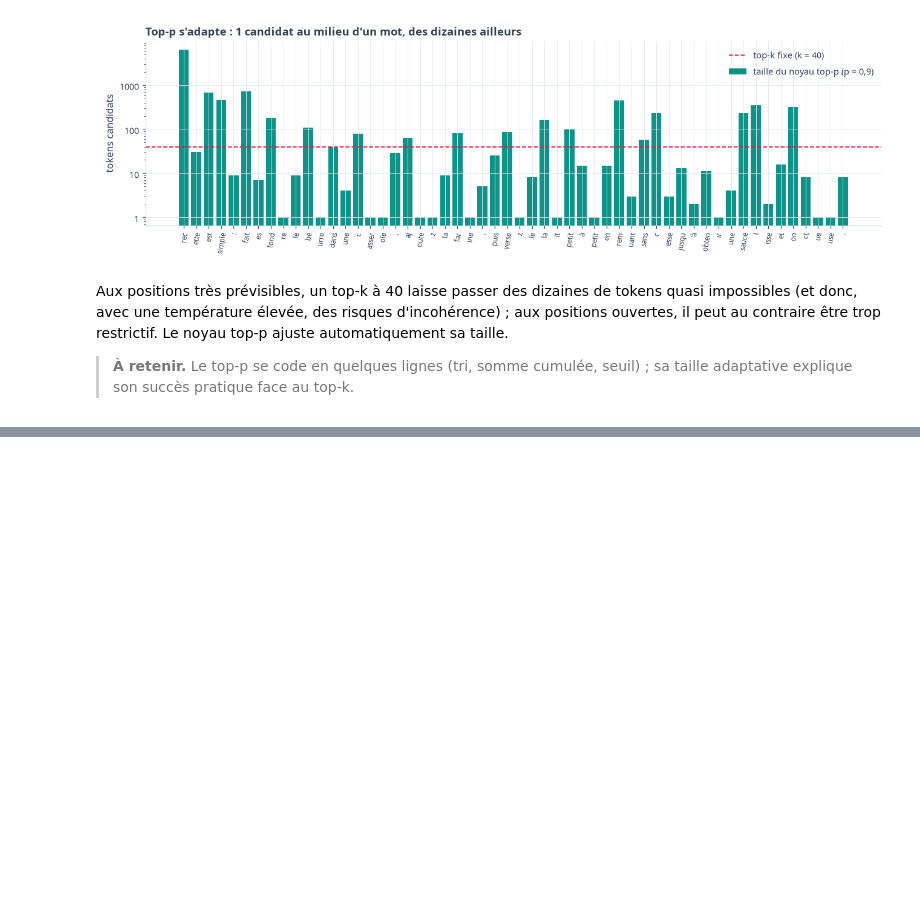
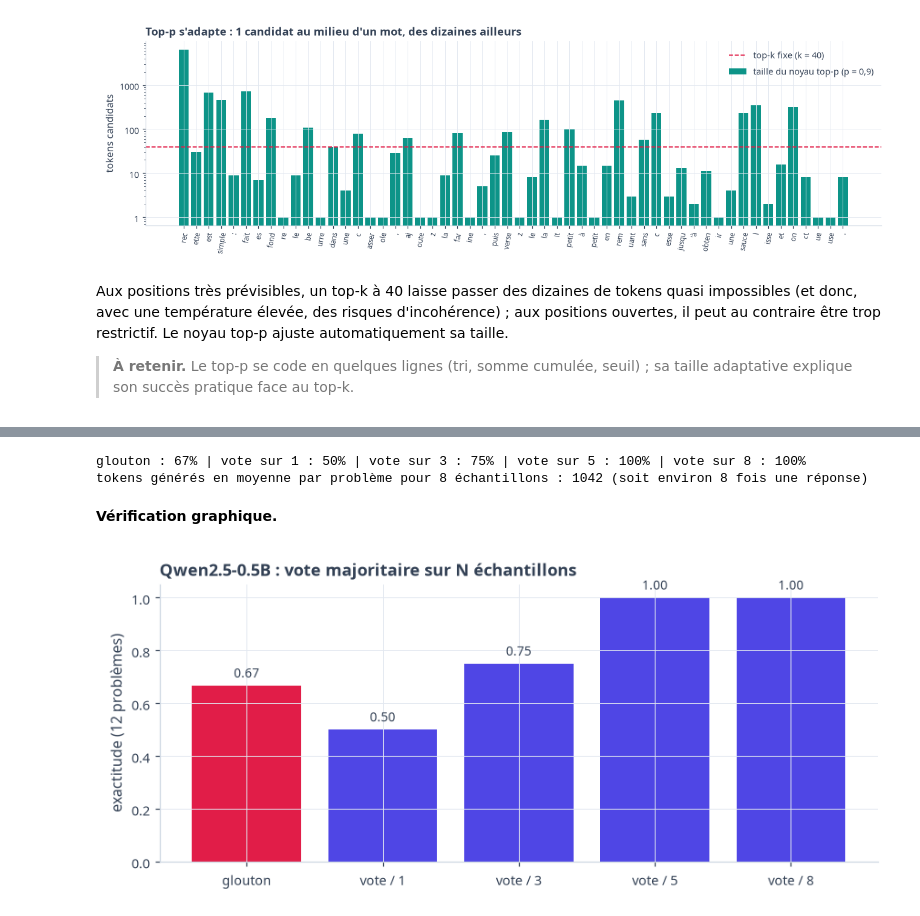
Before and after one commit to gwils28/AI_Engineering__ByTheBook, a Jupyter notebook: notebooks/ch02_comprendre_modeles_fondation/ch02_exercices_07-12.ipynb, the cells around one changed output, grey strips where cells are left out. Cells and saved outputs as stored; diff of their text form; code cells hidden in the pictures; blank space fills up the shorter version.

```diff
--- a/notebooks/ch02_comprendre_modeles_fondation/ch02_exercices_07-12.ipynb
+++ b/notebooks/ch02_comprendre_modeles_fondation/ch02_exercices_07-12.ipynb
@@ -282,0 +338,42 @@ automatiquement sa taille.
+# %%
+rp = np.random.default_rng(42)
+problems = []
+for i in range(12):
+    a, b, c = int(rp.integers(3, 10)), int(rp.integers(2, 9)), int(rp.integers(1, 6))
+    problems.append((f"Léa achète {a} cahiers à {b} euros chacun et un stylo à {c} euros. Combien paie-t-elle en tout ?",
+                     a * b + c))
+SYS = "Résous le problème étape par étape, puis termine par 'Réponse : <nombre>'."
+rows = []
+for qi, (q, ans) in enumerate(problems):
+    inp = llm._chat_inputs(tok, [{"role": "system", "content": SYS}, {"role": "user", "content": q}]).to(model.device)
+    n_in = inp["input_ids"].shape[1]
+    with torch.no_grad():
+        g = model.generate(**inp, max_new_tokens=150, do_sample=False, pad_token_id=tok.pad_token_id)
+        llm.seed_everything(qi)
+        s = model.generate(**inp, max_new_tokens=150, do_sample=True, temperature=0.7, num_return_sequences=8,
+                           pad_token_id=tok.pad_token_id)
+    outs = tok.batch_decode(s[:, n_in:], skip_special_tokens=True)
+    n_tokens = int((s[:, n_in:] != tok.pad_token_id).sum())
+    rows.append(dict(truth=ans, greedy=m.extract_number(tok.decode(g[0, n_in:], skip_special_tokens=True)),
+                     answers=[m.extract_number(o) for o in outs], tokens8=n_tokens))
+df = pd.DataFrame(rows)
+greedy_acc = (df.greedy == df.truth).mean()
+maj = {n: np.mean([m.majority_vote(a[:n])[0] == t for a, t in zip(df.answers, df.truth)]) for n in [1, 3, 5, 8]}
+print(f"glouton : {greedy_acc:.0%} | " + " | ".join(f"vote sur {n} : {v:.0%}" for n, v in maj.items()))
+print(f"tokens générés en moyenne par problème pour 8 échantillons : {df.tokens8.mean():.0f} "
+      f"(soit environ 8 fois une réponse)")
+# %% [output]
+glouton : 67% | vote sur 1 : 50% | vote sur 3 : 75% | vote sur 5 : 100% | vote sur 8 : 100%
+tokens générés en moyenne par problème pour 8 échantillons : 1042 (soit environ 8 fois une réponse)
+# %% [markdown]
+**Vérification graphique.**
+# %%
+fig, ax = plt.subplots(figsize=(8, 3.6))
+ax.bar(["glouton"] + [f"vote / {n}" for n in maj], [greedy_acc] + list(maj.values()),
+       color=[ROSE] + [INDIGO] * len(maj))
+annotate_bars(ax, "{:.2f}")
+ax.set_ylim(0, 1.05); ax.set_ylabel("exactitude (12 problèmes)")
+ax.set_title("Qwen2.5-0.5B : vote majoritaire sur N échantillons")
+plt.tight_layout(); plt.show()
+# %% [output]
+[figure, added]
```
Also changed, not shown: parts of 21 cells of this notebook.
